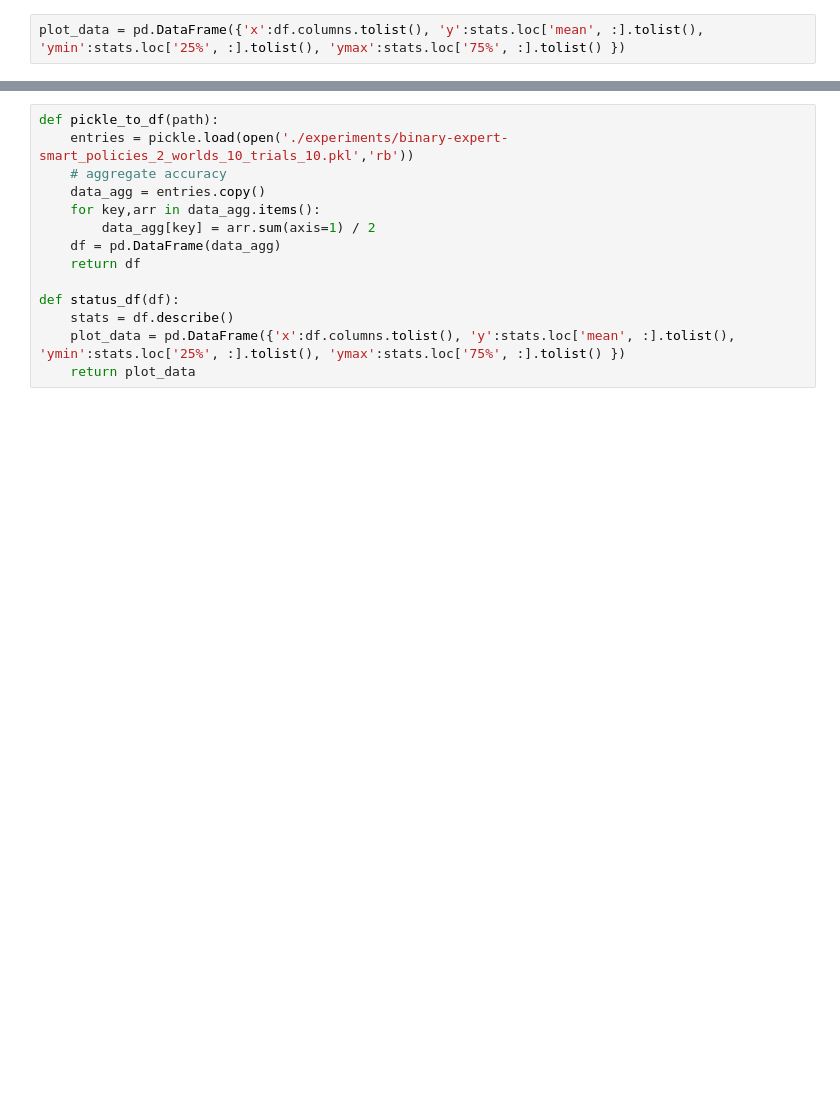
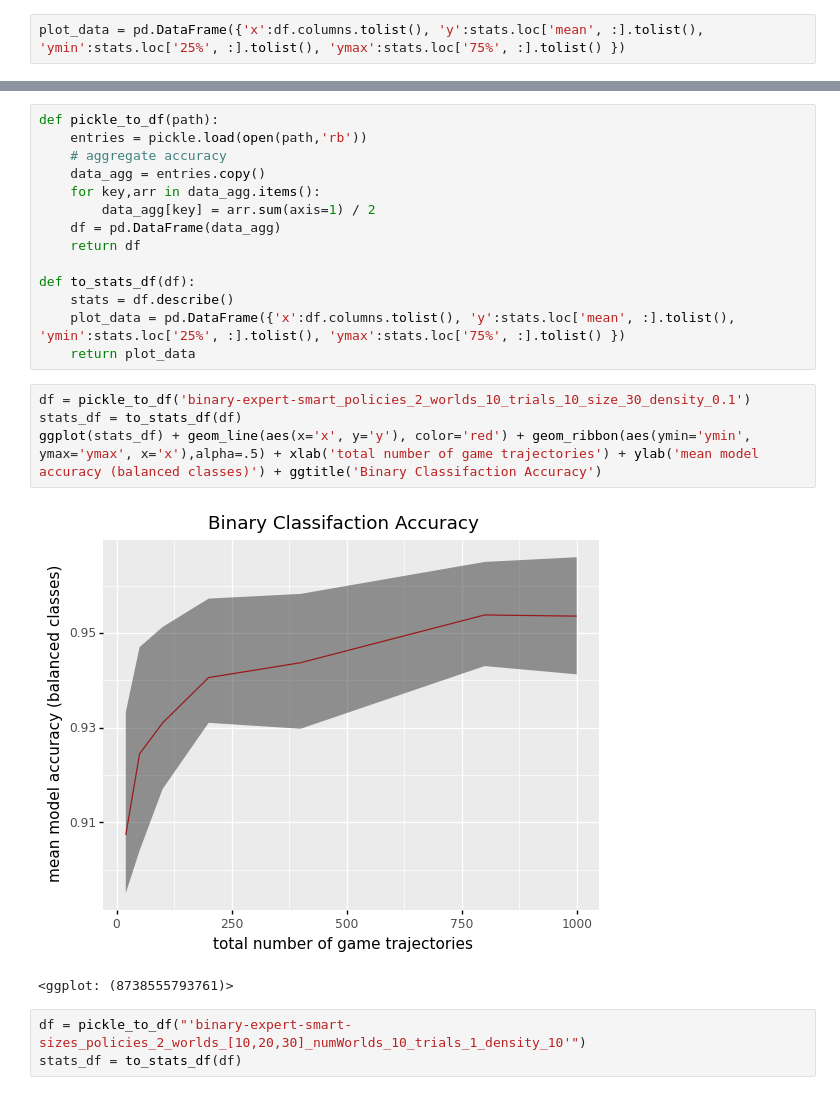
Before and after one commit to gdex1/irl-maxent, a Jupyter notebook: src/plot_experiments.ipynb, the cells around one changed output, grey strips where cells are left out. Drawn from its saved outputs; the diff is of its cells as text; blank space fills up the shorter version.

```diff
--- a/src/plot_experiments.ipynb
+++ b/src/plot_experiments.ipynb
@@ -64,6 +64,6 @@ ggplot(plot_data) + geom_line(aes(x='x', y='y'), color='red') + geom_ribbon(aes(
 # %%
 def pickle_to_df(path):
-    entries = pickle.load(open('./experiments/binary-expert-smart_policies_2_worlds_10_trials_10.pkl','rb'))
+    entries = pickle.load(open(path,'rb'))
     # aggregate accuracy
     data_agg = entries.copy()
     for key,arr in data_agg.items():
@@ -71,7 +71,17 @@ def pickle_to_df(path):
     df = pd.DataFrame(data_agg)
     return df
 
-def status_df(df):
+def to_stats_df(df):
     stats = df.describe()
     plot_data = pd.DataFrame({'x':df.columns.tolist(), 'y':stats.loc['mean', :].tolist(), 'ymin':stats.loc['25%', :].tolist(), 'ymax':stats.loc['75%', :].tolist() })
     return plot_data
+# %%
+df = pickle_to_df('binary-expert-smart_policies_2_worlds_10_trials_10_size_30_density_0.1')
+stats_df = to_stats_df(df)
+ggplot(stats_df) + geom_line(aes(x='x', y='y'), color='red') + geom_ribbon(aes(ymin='ymin', ymax='ymax', x='x'),alpha=.5) + xlab('total number of game trajectories') + ylab('mean model accuracy (balanced classes)') + ggtitle('Binary Classifaction Accuracy')
+# %% [output]
+[figure, added]
+<ggplot: (8738555793761)>
+# %%
+df = pickle_to_df("'binary-expert-smart-sizes_policies_2_worlds_[10,20,30]_numWorlds_10_trials_1_density_10'")
+stats_df = to_stats_df(df)
```
Also changed, not shown: parts of 1 cell of this notebook, 5 other files.
